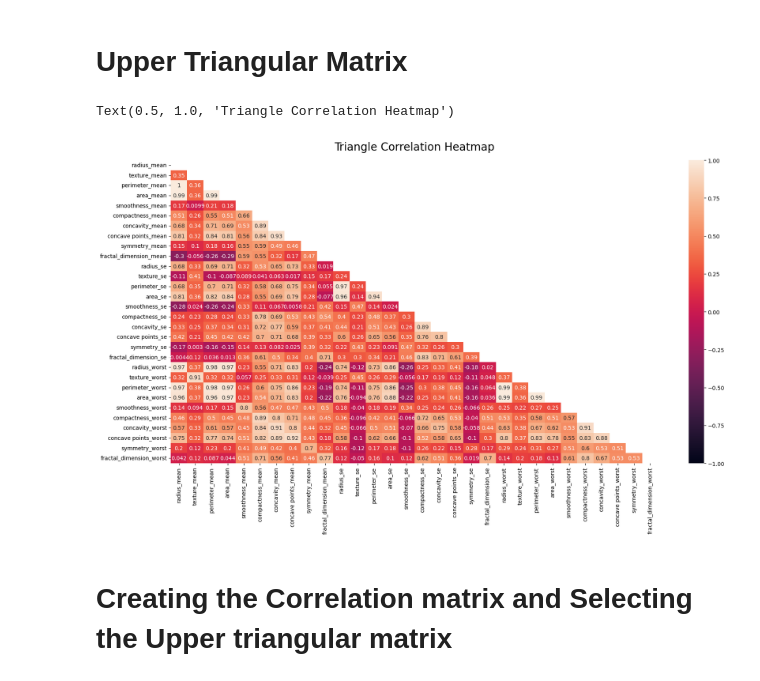
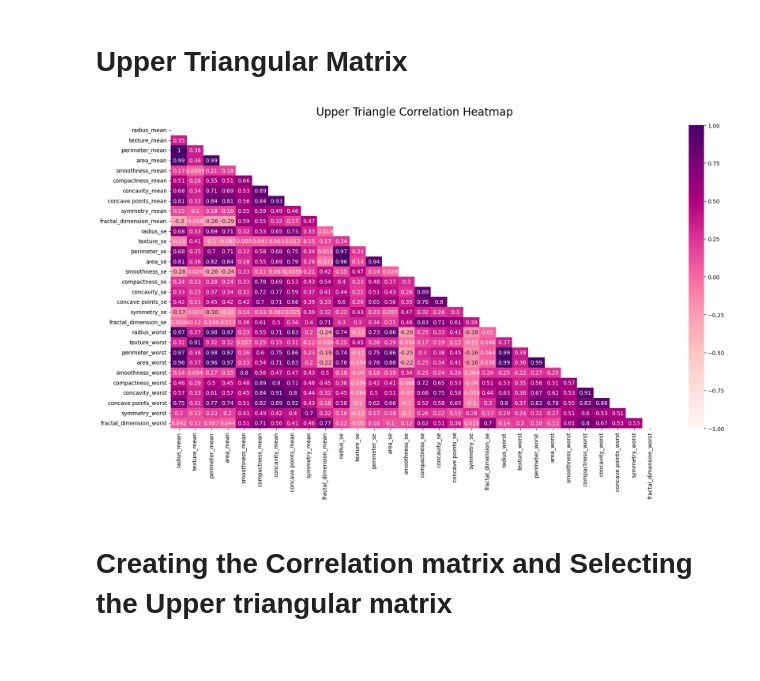
Before and after one commit to Jum-eng/DCIT-311-MACHINE-LEARNING-PROJECT, a Jupyter notebook: Code.ipynb, the cells around one changed output. Cells and saved outputs as stored; diff of their text form; code cells hidden in the pictures.

```diff
--- a/Code.ipynb
+++ b/Code.ipynb
@@ -369,0 +368,12 @@ Text(0.5, 1.0, 'Triangle Correlation Heatmap')
+# %%
+import seaborn as sns
+import matplotlib.pyplot as plt
+
+plt.figure(figsize=(30, 20))
+cor = df.corr()
+
+# Set the colormap to 'RdPu' for pink shades
+sns.heatmap(cor, vmax=1, square=True, annot=True, cmap='RdPu')
+
+plt.title('Correlation between different attributes')
+plt.show()
@@ -371,13 +383,20 @@ Text(0.5, 1.0, 'Triangle Correlation Heatmap')
 # **Upper Triangular Matrix**
 # %%
 plt.figure(figsize=(20, 10))
-#defining mask
-mask = np.triu(np.ones_like(corr_matrix, dtype = np.bool_))
-heatmap = sns.heatmap(corr_matrix, mask = mask, vmin=-1, vmax=1, annot=True)
-heatmap.set_title('Triangle Correlation Heatmap', fontdict={'fontsize': 20}, pad=18)
+
+# Assuming you have defined a mask for your data
+# For upper triangular mask:
+upper_triangle_mask = np.triu(np.ones_like(cor, dtype=np.bool_))
+
+# Create the heatmap with the 'RdPu' colormap using the upper triangular mask
+heatmap = sns.heatmap(cor, mask=upper_triangle_mask, vmin=-1, vmax=1, annot=True, cmap='RdPu')
+
+# Set the title
+heatmap.set_title('Upper Triangle Correlation Heatmap', fontdict={'fontsize': 20}, pad=18)
+
+plt.show()
 # %% [output]
-Text(0.5, 1.0, 'Triangle Correlation Heatmap')
-[figure, old version]
+[figure, new version]
 # %% [markdown]
 # **Creating the Correlation matrix and Selecting the Upper triangular matrix**
 # %%
```
Also changed, not shown: parts of 15 cells of this notebook.
